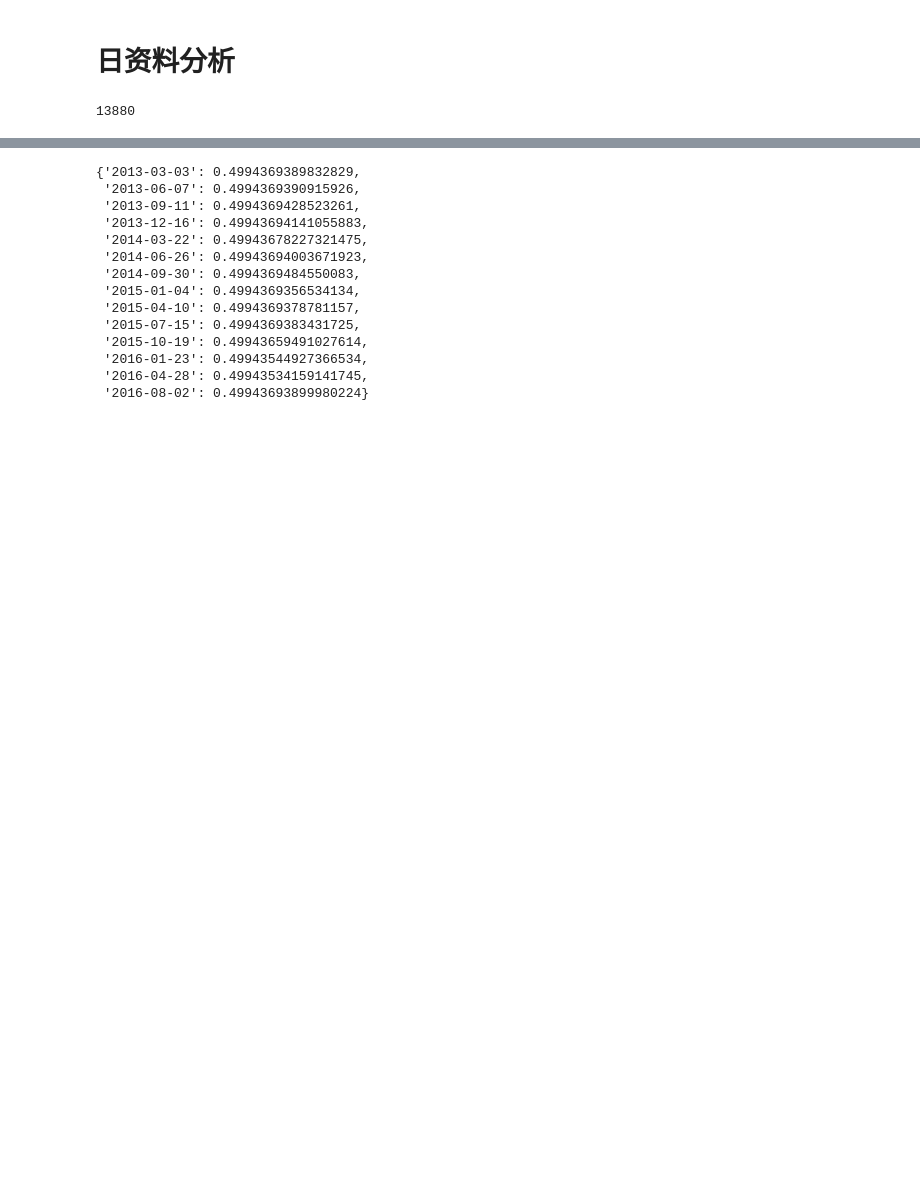
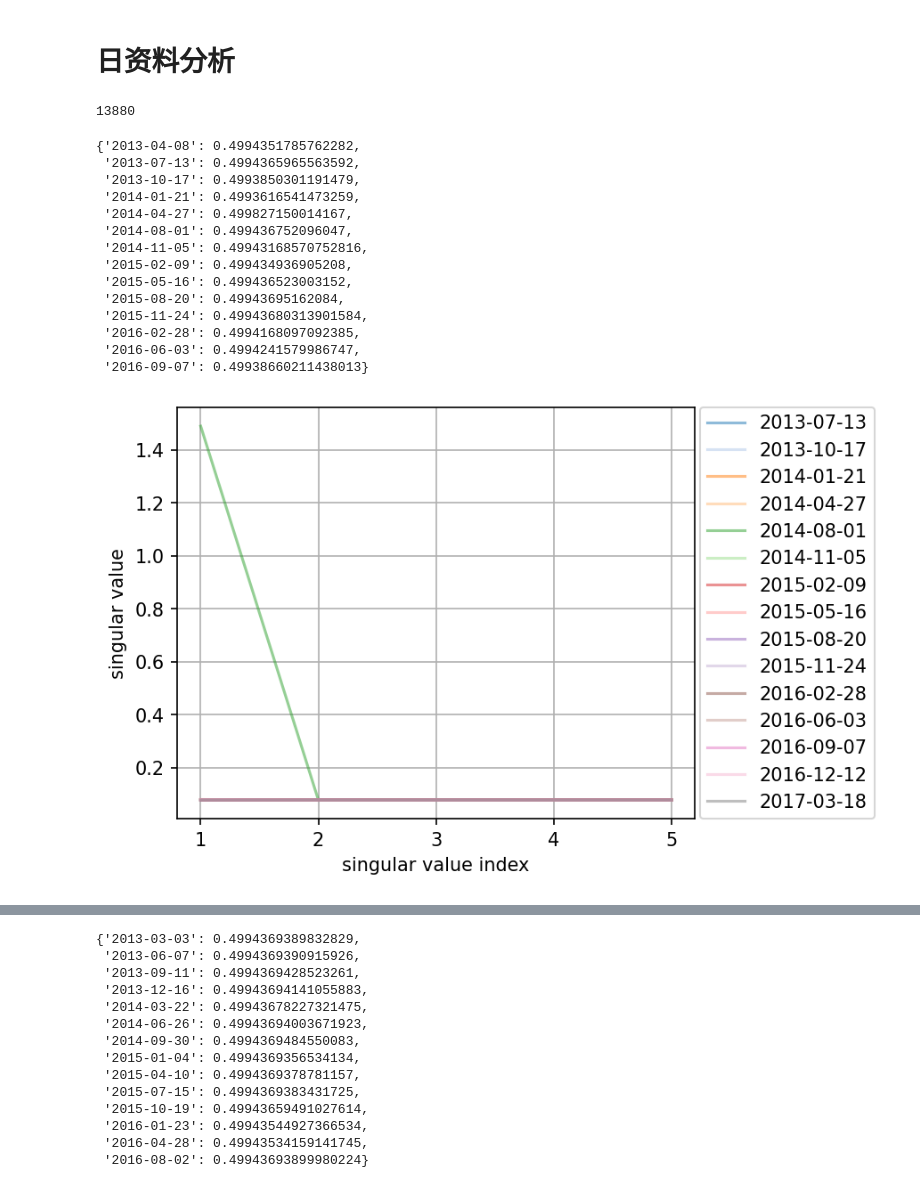
Before and after one commit to Matthew-ymz/Time-series-forecasting-for-causal-emergence, a Jupyter notebook: postprocessing/jacobian_svd.ipynb, the cells around one changed output, grey strips where cells are left out. Cells and saved outputs as stored; diff of their text form; code cells hidden in the pictures; blank space fills up the shorter version.

```diff
--- a/postprocessing/jacobian_svd.ipynb
+++ b/postprocessing/jacobian_svd.ipynb
@@ -92,3 +94,24 @@ days_difference = (end_date - start_date).days
 days_difference
 # %% [output]
 13880
+# %%
+batch_size = 8
+test_id = 'long_term_forecast_iT_cov_qbo_daily_1520_rbt_iTransformer_cov_QBO_ft5_sl96_pl96_dm512_nh8_el4_dl1_df512_fc3_flocvali_first_lam0.001_dtTrue_Exp_'
+plot_singular(test_id, seeds = 1, length=96, dims=5, start=12516, end=13860, interval=96, window=5, sigmas=True)
+plot_singular_cum(test_id, seeds = 1, length=96, dims=5, start=12516, end=13860, interval=96, window='all', sigmas=True, figure_show=True)
+# %% [output]
+{'2013-04-08': 0.4994351785762282,
+ '2013-07-13': 0.4994365965563592,
+ '2013-10-17': 0.4993850301191479,
+ '2014-01-21': 0.4993616541473259,
+ '2014-04-27': 0.499827150014167,
+ '2014-08-01': 0.499436752096047,
+ '2014-11-05': 0.49943168570752816,
+ '2015-02-09': 0.499434936905208,
+ '2015-05-16': 0.499436523003152,
+ '2015-08-20': 0.49943695162084,
+ '2015-11-24': 0.49943680313901584,
+ '2016-02-28': 0.4994168097092385,
+ '2016-06-03': 0.4994241579986747,
+ '2016-09-07': 0.49938660211438013}
+[figure, added]
```
Also changed, not shown: parts of 10 cells of this notebook, 11 other files.
